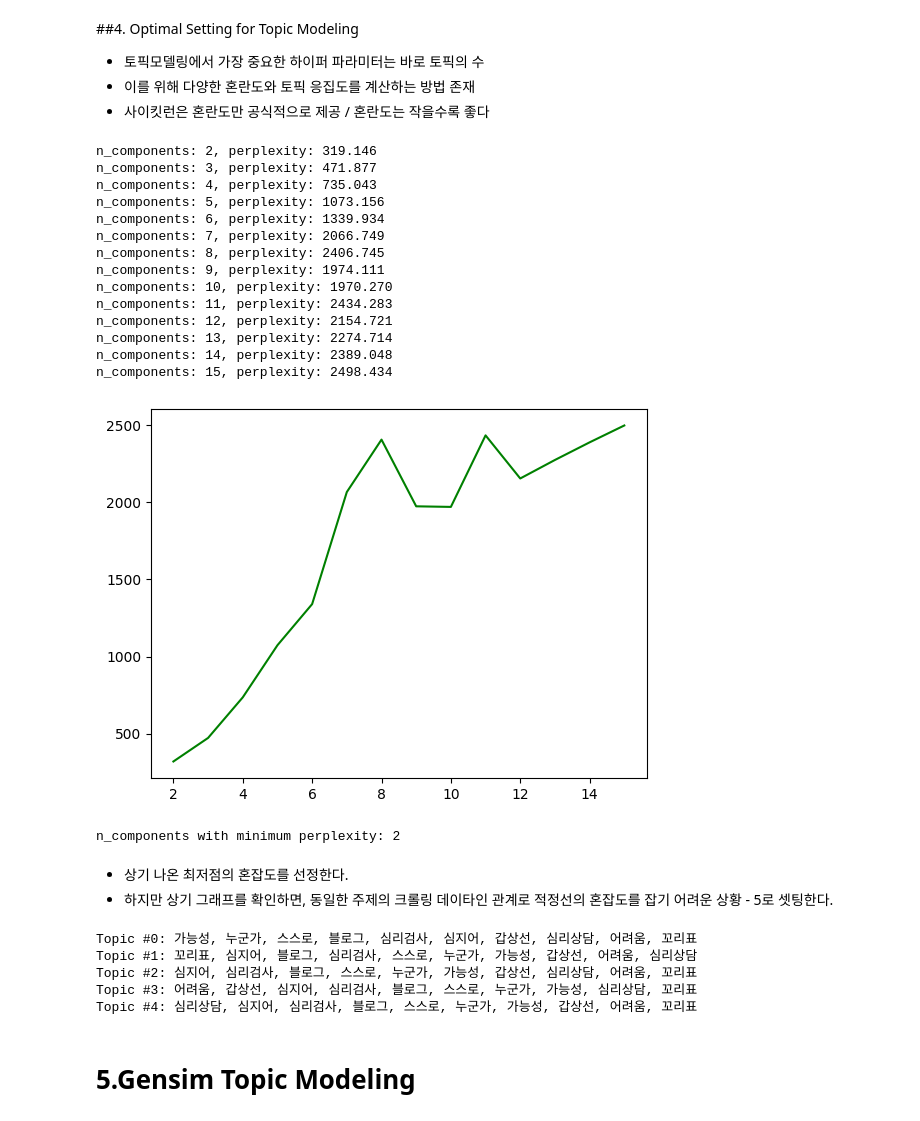
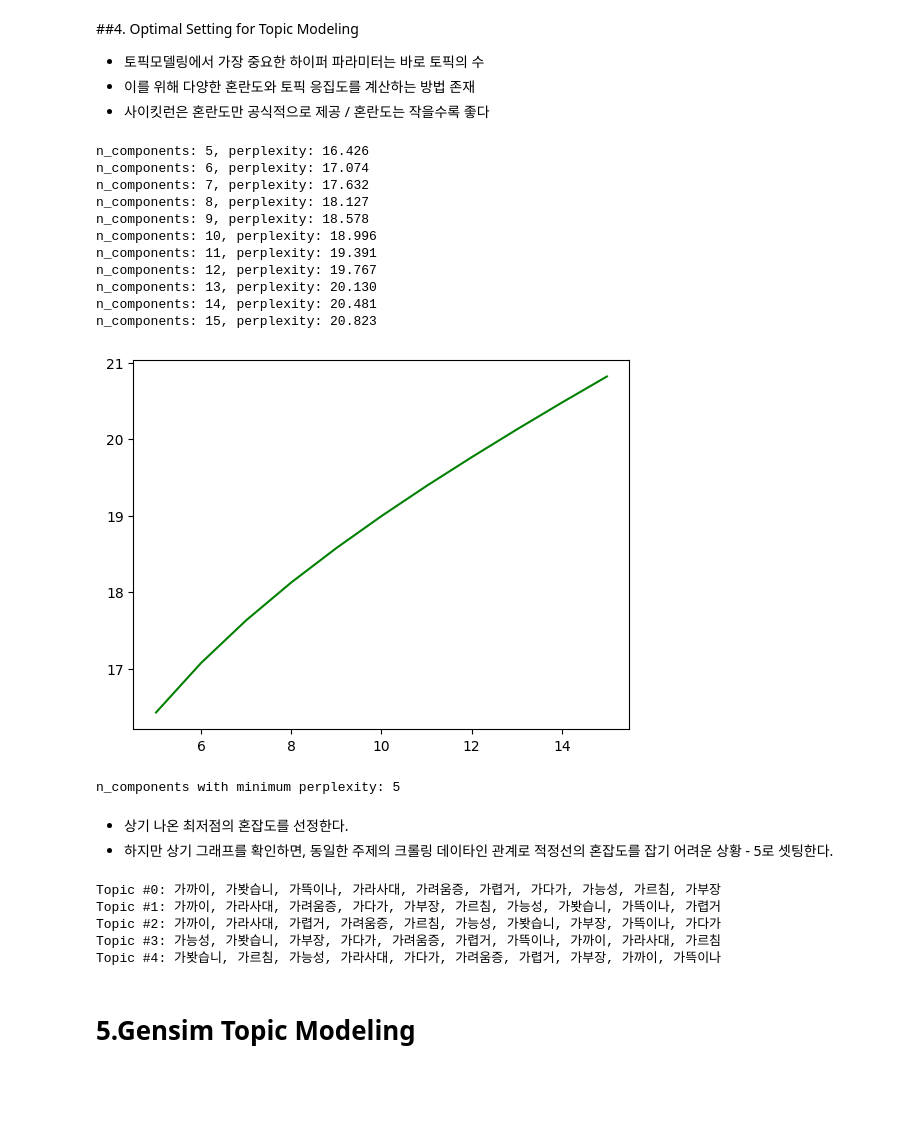
Before and after one commit to itaewonflow/lecture-textmining-ml, a Jupyter notebook: LDA_Gensim_Hangul.ipynb, the cells around one changed output. Cells and saved outputs as stored; diff of their text form; code cells hidden in the pictures; blank space fills up the shorter version.

```diff
--- a/LDA_Gensim_Hangul.ipynb
+++ b/LDA_Gensim_Hangul.ipynb
@@ -45,3 +45,4 @@ for row in load_ws.rows:
         column_name.append(rows_list)
     else:
         column_sentence.append(rows_list)
+    check_line = check_line + 1
@@ -56,9 +57,11 @@ column_sentence[:3]
 from konlpy.tag import Okt
 Okt = Okt()
 # %%
-sentences = []
-for key, value in enumerate(column_sentence[:2]):
+sentences_list = []
+sentences_list_word = []
+for key, value in enumerate(column_sentence):
     temp_noun = Okt.nouns(value[1])
     temp_noun = [token for token in temp_noun if len(token) > 1]
 
-    sentences.append(" ".join(temp_noun))
+    sentences_list.append(" ".join(temp_noun))
+    sentences_list_word.append(temp_noun)
@@ -69,8 +72,8 @@ sentences[0]
 # %%
 from sklearn.feature_extraction.text import CountVectorizer
 
-cv = CountVectorizer(token_pattern="[\w']{3,}", max_features=2000, min_df=1, max_df=0.9)
-sentences = cv.fit_transform(sentences)
+cv = CountVectorizer(token_pattern="[\w']{3,}", stop_words='english', max_features=2000, min_df=5, max_df=0.5)
+sentences_cv = cv.fit_transform(sentences_list)
 # %% [markdown]
 #3.LDA Loding
 
@@ -95,7 +98,7 @@ lda = LatentDirichletAllocation(n_components = 10, #추출할 topic의 수
                                 n_jobs= -1, #사용 processor 수
                                 random_state=0)
 
-sentence_topics = lda.fit_transform(sentences)
+sentence_topics = lda.fit_transform(sentences_cv)
 # %%
 print('\n#shape of Topics:', sentence_topics.shape)
 print('\n#Sample of Topics:', sentence_topics[0])
@@ -161,46 +163,43 @@ Topic #9: 에피소드, 인지도, 우울증, 심리검사, 갑상선, 심지어
 # %%
 import matplotlib.pyplot as plt
 
 def show_perplexity(cv, start=10, end=30, max_iter=5, topic_word_prior= 0.1,
                     doc_topic_prior=1.0):
     iter_num = []
     per_value = []
 
     for i in range(start, end + 1):
         lda = LatentDirichletAllocation(n_components = i, max_iter=max_iter,
                                         topic_word_prior= topic_word_prior,
                                         doc_topic_prior=doc_topic_prior,
                                         learning_method='batch', n_jobs= -1,
                                         random_state=7)
         lda.fit(cv)
         iter_num.append(i)
         pv = lda.perplexity(cv)
         per_value.append(pv)
         print(f'n_components: {i}, perplexity: {pv:0.3f}')
 
     plt.plot(iter_num, per_value, 'g-')
     plt.show()
     return start + per_value.index(min(per_value))
 
 print("n_components with minimum perplexity:",
-      show_perplexity(sentence_topics, start=2, end=15))
+      show_perplexity(sentence_topics, start=5, end=15))
 # %% [output]
-n_components: 2, perplexity: 319.146
-n_components: 3, perplexity: 471.877
-n_components: 4, perplexity: 735.043
-n_components: 5, perplexity: 1073.156
-n_components: 6, perplexity: 1339.934
-n_components: 7, perplexity: 2066.749
-n_components: 8, perplexity: 2406.745
-n_components: 9, perplexity: 1974.111
-n_components: 10, perplexity: 1970.270
-n_components: 11, perplexity: 2434.283
-n_components: 12, perplexity: 2154.721
-n_components: 13, perplexity: 2274.714
-n_components: 14, perplexity: 2389.048
-n_components: 15, perplexity: 2498.434
+n_components: 5, perplexity: 16.426
+n_components: 6, perplexity: 17.074
+n_components: 7, perplexity: 17.632
+n_components: 8, perplexity: 18.127
+n_components: 9, perplexity: 18.578
+n_components: 10, perplexity: 18.996
+n_components: 11, perplexity: 19.391
+n_components: 12, perplexity: 19.767
+n_components: 13, perplexity: 20.130
+n_components: 14, perplexity: 20.481
+n_components: 15, perplexity: 20.823
-[figure, old version]
+[figure, new version]
-n_components with minimum perplexity: 2
+n_components with minimum perplexity: 5
 # %% [markdown]
 - 상기 나온 최저점의 혼잡도를 선정한다.
 - 하지만 상기 그래프를 확인하면, 동일한 주제의 크롤링 데이타인 관계로 적정선의 혼잡도를 잡기 어려운 상황 - 5로 셋팅한다.
@@ -216,11 +215,11 @@ lda = LatentDirichletAllocation(n_components = 5,
 review_topics = lda.fit_transform(sentence_topics)
 print_top_words(lda, cv.get_feature_names_out(), 10)
 # %% [output]
-Topic #0: 가능성, 누군가, 스스로, 블로그, 심리검사, 심지어, 갑상선, 심리상담, 어려움, 꼬리표
-Topic #1: 꼬리표, 심지어, 블로그, 심리검사, 스스로, 누군가, 가능성, 갑상선, 어려움, 심리상담
-Topic #2: 심지어, 심리검사, 블로그, 스스로, 누군가, 가능성, 갑상선, 심리상담, 어려움, 꼬리표
-Topic #3: 어려움, 갑상선, 심지어, 심리검사, 블로그, 스스로, 누군가, 가능성, 심리상담, 꼬리표
-Topic #4: 심리상담, 심지어, 심리검사, 블로그, 스스로, 누군가, 가능성, 갑상선, 어려움, 꼬리표
+Topic #0: 가까이, 가봣습니, 가뜩이나, 가라사대, 가려움증, 가렵거, 가다가, 가능성, 가르침, 가부장
+Topic #1: 가까이, 가라사대, 가려움증, 가다가, 가부장, 가르침, 가능성, 가봣습니, 가뜩이나, 가렵거
+Topic #2: 가까이, 가라사대, 가렵거, 가려움증, 가르침, 가능성, 가봣습니, 가부장, 가뜩이나, 가다가
+Topic #3: 가능성, 가봣습니, 가부장, 가다가, 가려움증, 가렵거, 가뜩이나, 가까이, 가라사대, 가르침
+Topic #4: 가봣습니, 가르침, 가능성, 가라사대, 가다가, 가려움증, 가렵거, 가부장, 가까이, 가뜩이나
 # %% [markdown]
 # 5.Gensim Topic Modeling
 # %% [markdown]
```
Also changed, not shown: parts of 19 cells of this notebook.
